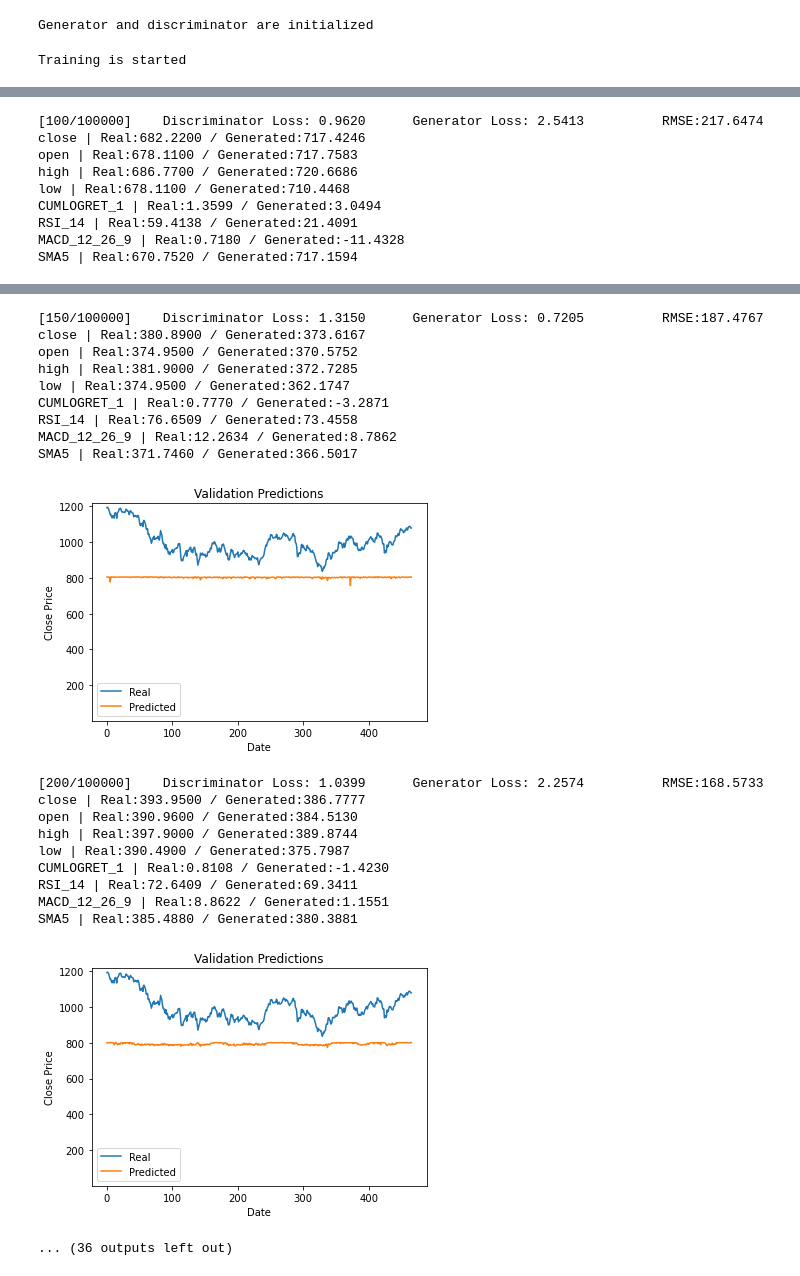
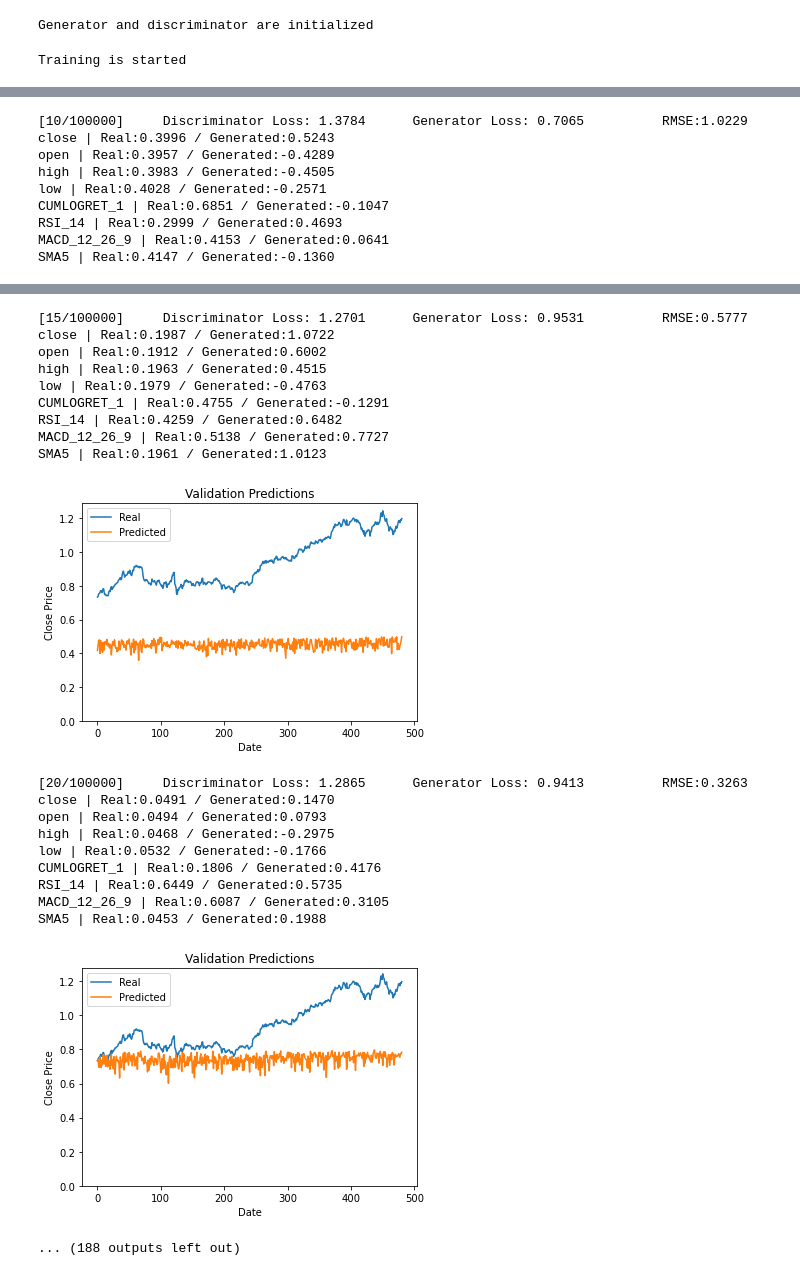
Before and after one commit to xietonglei/Stock-Market-Price-Prediction, a Jupyter notebook: stock_market_price_prediction.ipynb, the cells around one changed output, grey strips where cells are left out. Saved outputs shown, nothing was run; the diff lists cells and outputs as text; code cells hidden in the pictures.

Commit message:
scaled data and swapped validation and test data

```diff
--- a/stock_market_price_prediction.ipynb
+++ b/stock_market_price_prediction.ipynb
@@ -159,10 +160,16 @@ columns_used_in_training = ["close", "open", "high", "low", "CUMLOGRET_1", "RSI_
 # input dimension of the generator
 data_dimension = len(columns_used_in_training)
 # sequence length of input data
-sequence_length = 30
+sequence_length = 14
 
 train_data, rest_data = train_test_split(bist_daily[columns_used_in_training], test_size=0.2, shuffle=False)
-test_data, validation_data = train_test_split(rest_data, test_size=0.5, shuffle=False)
+
+scaler = MinMaxScaler()
+scaler.fit(train_data)
+train_data[train_data.columns] = scaler.transform(train_data)
+rest_data[rest_data.columns] = scaler.transform(rest_data)
+
+validation_data, test_data = train_test_split(rest_data, test_size=0.5, shuffle=False)
 
 train_dataset = TimeseriesDataset(train_data, sequence_length)
 test_dataset = TimeseriesDataset(test_data, sequence_length)
@@ -181,7 +188,7 @@ class Generator(nn.Module):
     def __init__(self, hidden_size):
         super(Generator, self).__init__()
         self.hidden_size = hidden_size
-        self.lstm = nn.LSTM(input_size=data_dimension, hidden_size=hidden_size, num_layers=2, batch_first=True)
+        self.lstm = nn.LSTM(input_size=data_dimension, hidden_size=hidden_size, num_layers=2, dropout=0.2, batch_first=True)
         self.linear = nn.Linear(hidden_size, data_dimension)
         self.drop = nn.Dropout(0.2)
 
@@ -233,6 +240,7 @@ def model_rmse(model, dataloader, plot_graph=False, plot_title="Validation Predi
     squared_errors = torch.cat(squared_error_list, 0)
     real_data = torch.cat(real_data_list, 0)
     predicted_data = torch.cat(predicted_data_list, 0)
+    # scaler.inverse_transform(X)
     if plot_graph:
         # TODO: get x values and plot prediction of multiple columns
         plt.xlabel("Date")
@@ -240,7 +248,7 @@ def model_rmse(model, dataloader, plot_graph=False, plot_title="Validation Predi
         plt.title(plot_title)
         plt.plot(real_data[:,:,0].view(-1),label="Real")
         plt.plot(predicted_data[:,:,0].view(-1),label="Predicted")
-        plt.ylim(bottom=1)
+        plt.ylim(bottom=0)
         plt.legend()
         plt.show()
     rmse = np.sqrt(squared_errors.mean())
@@ -248,7 +256,7 @@ def model_rmse(model, dataloader, plot_graph=False, plot_title="Validation Predi
 # %%
 # TODO: weight initialization of models
 # %%
-generator = Generator(hidden_size=data_dimension*30).to(device)
+generator = Generator(hidden_size=data_dimension*4).to(device)
 discriminator = Discriminator().to(device)
 print("Generator and discriminator are initialized")
 # %% [output]
@@ -318,7 +326,7 @@ for epoch in range(num_epochs):
             generator_error.backward()
             # Update G
             optimizer_generator.step()
-    if (epoch+1) % 50 == 0 or epoch+1 == 1:
+    if (epoch+1) % 5 == 0 or epoch+1 == 1:
         rmse = model_rmse(generator, validation_dataloader, plot_graph=True)
         evaluation_metrics["rmse"].append(rmse)
         evaluation_metrics["gen_loss"].append(generator_error.item())
@@ -363,9 +371,9 @@ SMA5 | Real:718.5880 / Generated:468.9475
-[100/100000]    Discriminator Loss: 0.9620      Generator Loss: 2.5413          RMSE:217.6474
-close | Real:682.2200 / Generated:717.4246
-open | Real:678.1100 / Generated:717.7583
-high | Real:686.7700 / Generated:720.6686
-low | Real:678.1100 / Generated:710.4468
-CUMLOGRET_1 | Real:1.3599 / Generated:3.0494
-RSI_14 | Real:59.4138 / Generated:21.4091
-MACD_12_26_9 | Real:0.7180 / Generated:-11.4328
-SMA5 | Real:670.7520 / Generated:717.1594
+[10/100000]     Discriminator Loss: 1.3784      Generator Loss: 0.7065          RMSE:1.0229
+close | Real:0.3996 / Generated:0.5243
+open | Real:0.3957 / Generated:-0.4289
+high | Real:0.3983 / Generated:-0.4505
+low | Real:0.4028 / Generated:-0.2571
+CUMLOGRET_1 | Real:0.6851 / Generated:-0.1047
+RSI_14 | Real:0.2999 / Generated:0.4693
+MACD_12_26_9 | Real:0.4153 / Generated:0.0641
+SMA5 | Real:0.4147 / Generated:-0.1360
@@ -373,21 +381,21 @@ SMA5 | Real:670.7520 / Generated:717.1594
-[150/100000]    Discriminator Loss: 1.3150      Generator Loss: 0.7205          RMSE:187.4767
-close | Real:380.8900 / Generated:373.6167
-open | Real:374.9500 / Generated:370.5752
-high | Real:381.9000 / Generated:372.7285
-low | Real:374.9500 / Generated:362.1747
-CUMLOGRET_1 | Real:0.7770 / Generated:-3.2871
-RSI_14 | Real:76.6509 / Generated:73.4558
-MACD_12_26_9 | Real:12.2634 / Generated:8.7862
-SMA5 | Real:371.7460 / Generated:366.5017
+[15/100000]     Discriminator Loss: 1.2701      Generator Loss: 0.9531          RMSE:0.5777
+close | Real:0.1987 / Generated:1.0722
+open | Real:0.1912 / Generated:0.6002
+high | Real:0.1963 / Generated:0.4515
+low | Real:0.1979 / Generated:-0.4763
+CUMLOGRET_1 | Real:0.4755 / Generated:-0.1291
+RSI_14 | Real:0.4259 / Generated:0.6482
+MACD_12_26_9 | Real:0.5138 / Generated:0.7727
+SMA5 | Real:0.1961 / Generated:1.0123
-[figure, old version]
+[figure, new version]
-[200/100000]    Discriminator Loss: 1.0399      Generator Loss: 2.2574          RMSE:168.5733
-close | Real:393.9500 / Generated:386.7777
-open | Real:390.9600 / Generated:384.5130
-high | Real:397.9000 / Generated:389.8744
-low | Real:390.4900 / Generated:375.7987
-CUMLOGRET_1 | Real:0.8108 / Generated:-1.4230
-RSI_14 | Real:72.6409 / Generated:69.3411
-MACD_12_26_9 | Real:8.8622 / Generated:1.1551
-SMA5 | Real:385.4880 / Generated:380.3881
+[20/100000]     Discriminator Loss: 1.2865      Generator Loss: 0.9413          RMSE:0.3263
+close | Real:0.0491 / Generated:0.1470
+open | Real:0.0494 / Generated:0.0793
+high | Real:0.0468 / Generated:-0.2975
+low | Real:0.0532 / Generated:-0.1766
+CUMLOGRET_1 | Real:0.1806 / Generated:0.4176
+RSI_14 | Real:0.6449 / Generated:0.5735
+MACD_12_26_9 | Real:0.6087 / Generated:0.3105
+SMA5 | Real:0.0453 / Generated:0.1988
-[figure, old version]
+[figure, new version]
-... (36 outputs left out)
+... (188 outputs left out)
```
Also changed, not shown: parts of 3 cells of this notebook.
